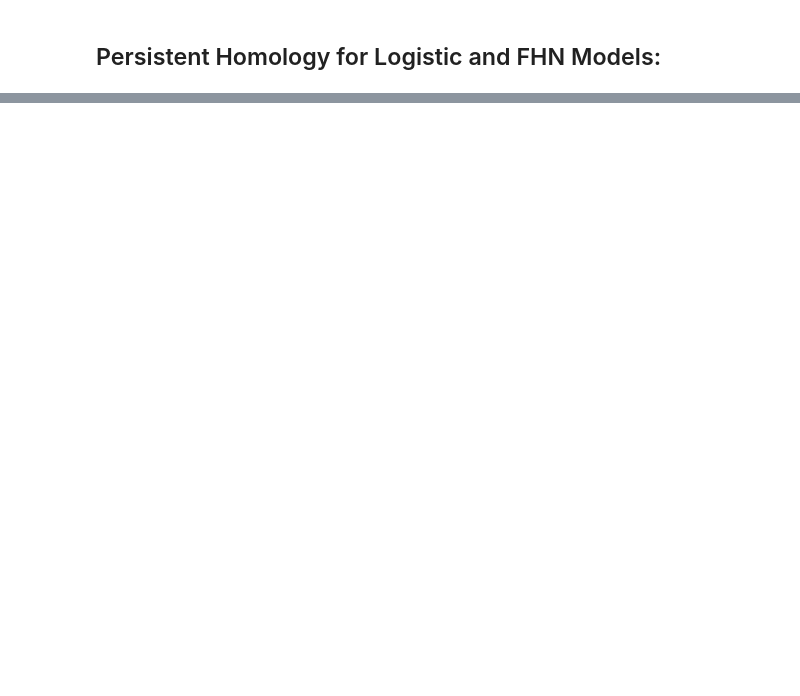
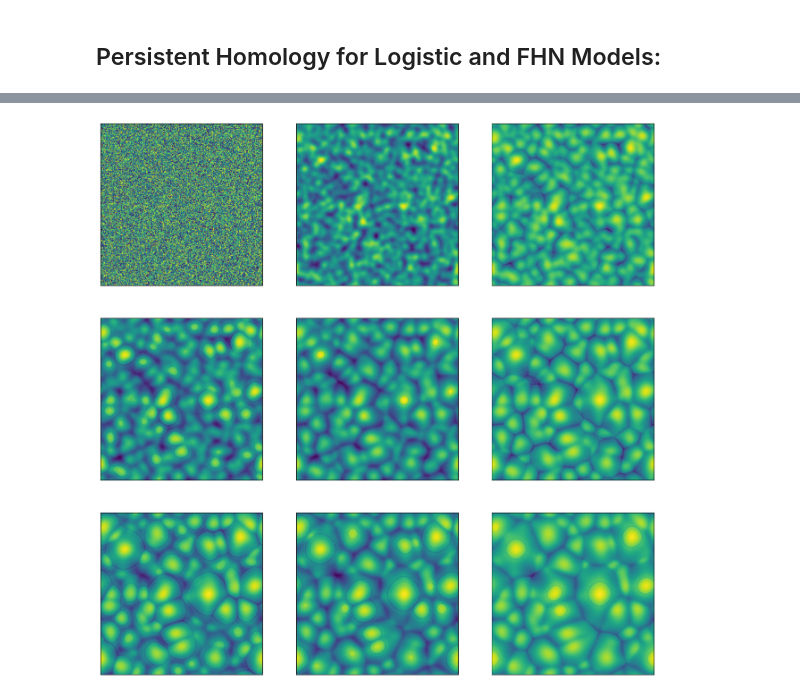
Before and after one commit to zekemarzolf/keller-segel-phase-transitions, a Jupyter notebook: notebooks/snapshot_homology.ipynb, the cells around one changed output, grey strips where cells are left out. Cells and saved outputs as stored; diff of their text form; code cells hidden in the pictures; blank space fills up the shorter version.

```diff
--- a/notebooks/snapshot_homology.ipynb
+++ b/notebooks/snapshot_homology.ipynb
@@ -53,0 +49,11 @@ for i in range(0, 9):
+# %%
+images = np.empty(shape=(u1.shape))
+for i in range(0, 9):
+    images[i] = u1[i].astype(float)
+fig, axes = plt.subplots(nrows=3, ncols=3, figsize=(16, 16))
+for i, ax in enumerate(axes.ravel()):
+    ax.imshow(images[i], cmap='viridis')
+    ax.set_xticks([])
+    ax.set_yticks([])
+# %% [output]
+[figure, added]
```
Also changed, not shown: parts of 3 cells of this notebook, 3 other files.
